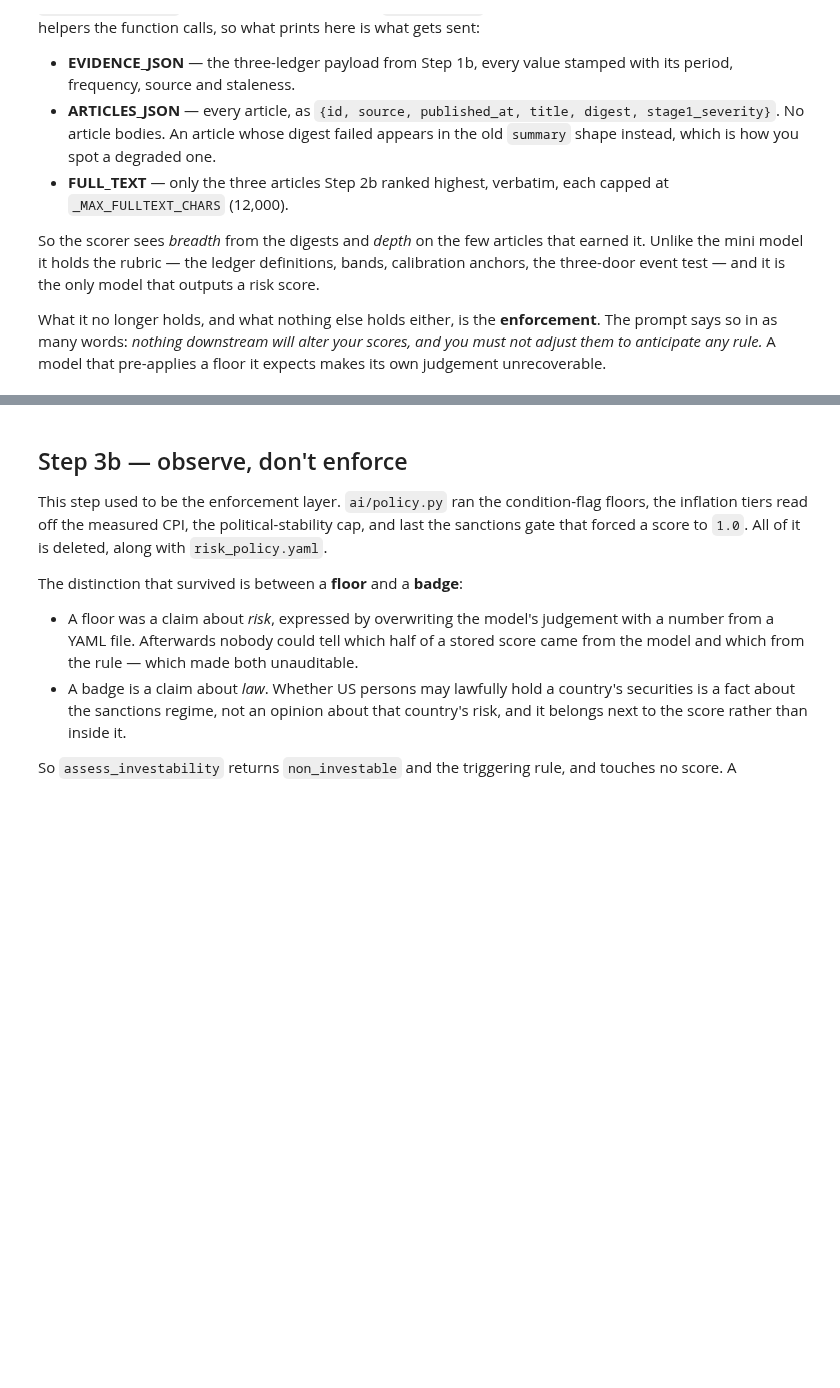
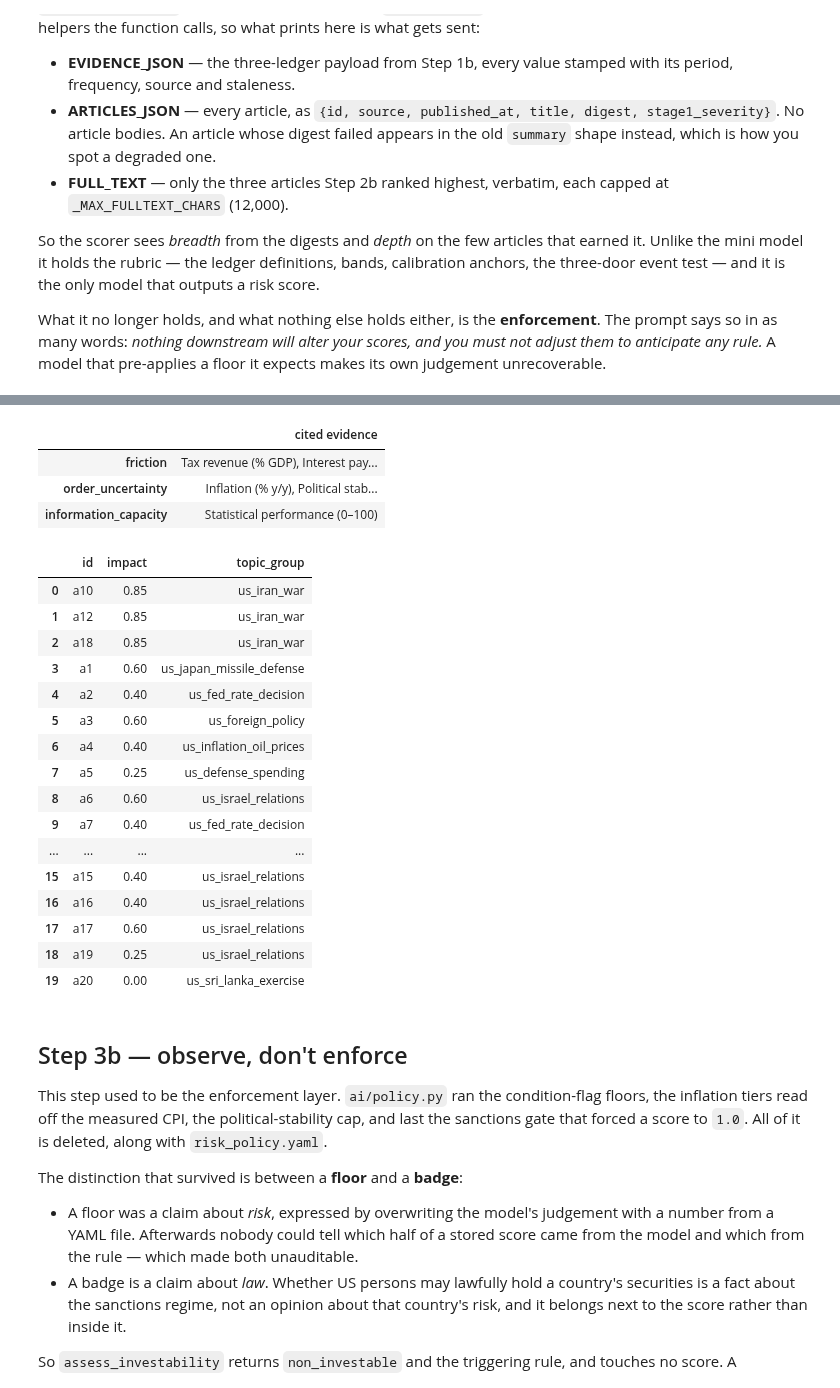
Before and after one commit to EliFebres/ai-country-risk, a Jupyter notebook: backend/walkthrough.ipynb, the cells around one changed output, grey strips where cells are left out. Cells and saved outputs as stored; diff of their text form; code cells hidden in the pictures; blank space fills up the shorter version.

```diff
--- a/backend/walkthrough.ipynb
+++ b/backend/walkthrough.ipynb
@@ -264,5 +295,5 @@ roster.sort_values(["has_panel", "tier", "name"], ascending=[False, True, True])
 # %%
-ISO2 = "ES"   # <-- change country here
+ISO2 = "US"   # <-- change country here
 
 ENTRY = next(c for c in constants.COUNTRY_ROSTER if c["iso2"] == ISO2)
 NAME, ISO3 = ENTRY["name"], ENTRY["iso3"]
@@ -386,6 +454,8 @@ if not series and FETCH_MISSING_SERIES:
         for code in ("BIS.POLICY.RATE", "BIS.FX.USD"):
             fetched += [r for r in bis_bulk_fetch.fetch_dataset_rows(code, as_of=AS_OF)
                         if r["country_iso2"] == ISO2]
+    fetched += [r for r in safe(curated_loader.load_curated_series, "curated.csv") or []
+                if r["country_iso2"] == ISO2]
     # Held in memory and handed straight to the builder, so the notebook needs
     # no database. Persisted too when there is one, so a re-run is instant.
     series = as_series_dict(fetched)
@@ -393,17 +463,12 @@ if not series and FETCH_MISSING_SERIES:
         safe(lambda: data_push.upsert_indicator_series(fetched), "series upsert")
 
 recent = safe(lambda: data_push.read_recent_indicators(ISO2), "recent_indicator") or {}
-regimes = safe(curated_loader.load_fx_regimes, "fx_regimes") or {}
-elections = safe(curated_loader.load_election_calendar, "elections") or {}
-refconst = safe(curated_loader.load_reference_constants, "reference_consts") or {}
-weo = safe(curated_loader.load_weo_revisions, "weo_vintages") or {}
 
 evidence = data_retrieval.build_evidence_payload(
     ISO2, as_of=AS_OF,
     panel=panel,               # the DataFrame from Step 0
     series=series, recent=recent,
-    fx_regimes=regimes, elections=elections,
-    reference_constants=refconst, weo_revisions=weo,
+    fx_regimes=constants.FX_REGIMES, elections=constants.ELECTIONS,
 )
 
 sections = {k: v for k, v in evidence.items() if k.endswith("_inputs")}
@@ -412,8 +477,8 @@ print(f"as_of {AS_OF}   vintage {evidence['_meta']['vintage_scheme']}")
 print(f"  indicator_series   {len(series)} indicators, "
       f"{sum(len(v) for v in series.values())} observations")
 print(f"  recent_indicator   {len(recent)} latest prints")
-print(f"  curated            {len(regimes)} fx regimes, {len(elections)} calendars, "
-      f"{len(weo)} weo series")
+print(f"  curated            {len(constants.FX_REGIMES)} fx regimes, "
+      f"{len(constants.ELECTIONS)} election calendars")
 for name, block in sections.items():
     print(f"  {name:<20} {len(block)} entries")
 print(f"  computed           {len(evidence['computed'])} metrics")
@@ -733,7 +1031,8 @@ display(hbar(
     "and may never raise a horizon score.",
     max_value=1.0,
     footer="Edge vitality is reported, never penalised: churn, startup formation "
-           "AND failure, and patents are the system learning. A country where "
+           "AND failure, and human-capital formation are the system "
+           "learning. A country where "
            "nothing is created and nothing fails is not stable, it is inert.",
 ))
 
@@ -750,3 +1049,4 @@ display(hbar(
 display(pd.Series({k: ", ".join(v) for k, v in evid.items()},
                   name="cited evidence").to_frame())
 pd.DataFrame(llm_output.get("news_article_scores") or [])
+# %% [output]
@@ -753,3 +1055,24 @@ pd.DataFrame(llm_output.get("news_article_scores") or [])
+|  | cited evidence |
+| friction | Tax revenue (% GDP), Interest pay... |
+| order_uncertainty | Inflation (% y/y), Political stab... |
+| information_capacity | Statistical performance (0–100) |
+|  | id | impact | topic_group |
+| 0 | a10 | 0.85 | us_iran_war |
+| 1 | a12 | 0.85 | us_iran_war |
+| 2 | a18 | 0.85 | us_iran_war |
+| 3 | a1 | 0.60 | us_japan_missile_defense |
+| 4 | a2 | 0.40 | us_fed_rate_decision |
+| 5 | a3 | 0.60 | us_foreign_policy |
+| 6 | a4 | 0.40 | us_inflation_oil_prices |
+| 7 | a5 | 0.25 | us_defense_spending |
+| 8 | a6 | 0.60 | us_israel_relations |
+| 9 | a7 | 0.40 | us_fed_rate_decision |
+| ... | ... | ... | ... |
+| 15 | a15 | 0.40 | us_israel_relations |
+| 16 | a16 | 0.40 | us_israel_relations |
+| 17 | a17 | 0.60 | us_israel_relations |
+| 18 | a19 | 0.25 | us_israel_relations |
+| 19 | a20 | 0.00 | us_sri_lanka_exercise |
 # %% [markdown]
 ## Step 3b — observe, don't enforce
 
```
Also changed, not shown: parts of 29 cells of this notebook, 15 other files.
